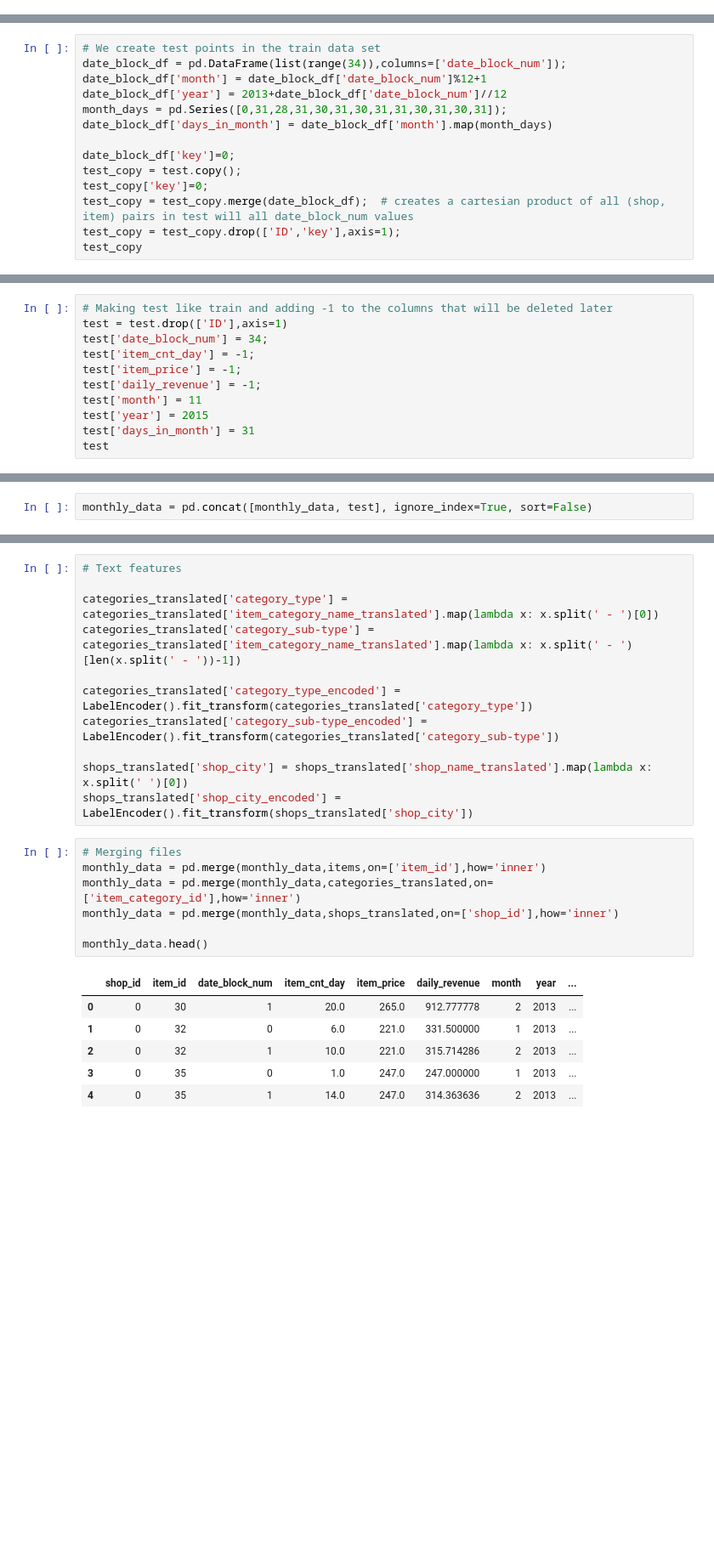
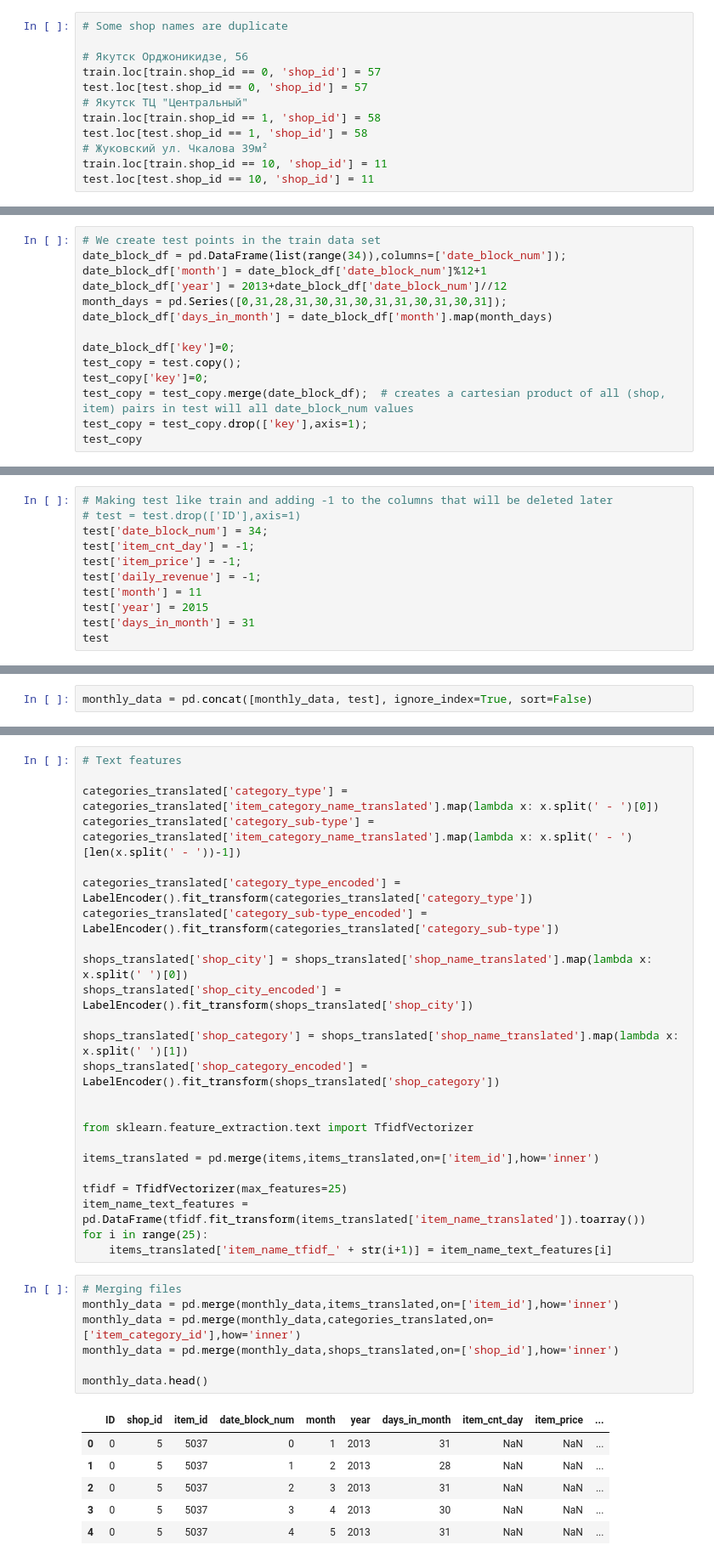
Before and after one commit to shobhitjain01/TimeSeriesKaggle, a Jupyter notebook: FeatureGeneration.ipynb, the cells around one changed output, grey strips where cells are left out. Shown at 85% size. Cells and saved outputs as stored; diff of their text form; blank space fills up the shorter version.

```diff
--- a/FeatureGeneration.ipynb
+++ b/FeatureGeneration.ipynb
@@ -27,0 +32,12 @@ train
+# %%
+# Some shop names are duplicate
+
+# Якутск Орджоникидзе, 56
+train.loc[train.shop_id == 0, 'shop_id'] = 57
+test.loc[test.shop_id == 0, 'shop_id'] = 57
+# Якутск ТЦ "Центральный"
+train.loc[train.shop_id == 1, 'shop_id'] = 58
+test.loc[test.shop_id == 1, 'shop_id'] = 58
+# Жуковский ул. Чкалова 39м²
+train.loc[train.shop_id == 10, 'shop_id'] = 11
+test.loc[test.shop_id == 10, 'shop_id'] = 11
@@ -102,6 +134,6 @@ date_block_df['key']=0;
 test_copy = test.copy();
 test_copy['key']=0;
 test_copy = test_copy.merge(date_block_df);  # creates a cartesian product of all (shop, item) pairs in test will all date_block_num values
-test_copy = test_copy.drop(['ID','key'],axis=1);
+test_copy = test_copy.drop(['key'],axis=1);
 test_copy
 # %% [output]
@@ -125,6 +187,6 @@ monthly_data
 # %%
 # Making test like train and adding -1 to the columns that will be deleted later
-test = test.drop(['ID'],axis=1)
+# test = test.drop(['ID'],axis=1)
 test['date_block_num'] = 34;
 test['item_cnt_day'] = -1;
 test['item_price'] = -1;
@@ -176,17 +240,30 @@ categories_translated['category_sub-type_encoded'] = LabelEncoder().fit_transfor
 
 shops_translated['shop_city'] = shops_translated['shop_name_translated'].map(lambda x: x.split(' ')[0])
 shops_translated['shop_city_encoded'] = LabelEncoder().fit_transform(shops_translated['shop_city'])
+
+shops_translated['shop_category'] = shops_translated['shop_name_translated'].map(lambda x: x.split(' ')[1])
+shops_translated['shop_category_encoded'] = LabelEncoder().fit_transform(shops_translated['shop_category'])
+
+
+from sklearn.feature_extraction.text import TfidfVectorizer
+
+items_translated = pd.merge(items,items_translated,on=['item_id'],how='inner')
+
+tfidf = TfidfVectorizer(max_features=25)
+item_name_text_features = pd.DataFrame(tfidf.fit_transform(items_translated['item_name_translated']).toarray())
+for i in range(25):
+    items_translated['item_name_tfidf_' + str(i+1)] = item_name_text_features[i]
 # %%
 # Merging files
-monthly_data = pd.merge(monthly_data,items,on=['item_id'],how='inner')
+monthly_data = pd.merge(monthly_data,items_translated,on=['item_id'],how='inner')
 monthly_data = pd.merge(monthly_data,categories_translated,on=['item_category_id'],how='inner')
 monthly_data = pd.merge(monthly_data,shops_translated,on=['shop_id'],how='inner')
 
 monthly_data.head()
 # %% [output]
-|  | shop_id | item_id | date_block_num | item_cnt_day | item_price | daily_revenue | month | year | ... |
-| 0 | 0 | 30 | 1 | 20.0 | 265.0 | 912.777778 | 2 | 2013 | ... |
-| 1 | 0 | 32 | 0 | 6.0 | 221.0 | 331.500000 | 1 | 2013 | ... |
-| 2 | 0 | 32 | 1 | 10.0 | 221.0 | 315.714286 | 2 | 2013 | ... |
-| 3 | 0 | 35 | 0 | 1.0 | 247.0 | 247.000000 | 1 | 2013 | ... |
-| 4 | 0 | 35 | 1 | 14.0 | 247.0 | 314.363636 | 2 | 2013 | ... |
+|  | ID | shop_id | item_id | date_block_num | month | year | days_in_month | item_cnt_day | item_price | ... |
+| 0 | 0 | 5 | 5037 | 0 | 1 | 2013 | 31 | NaN | NaN | ... |
+| 1 | 0 | 5 | 5037 | 1 | 2 | 2013 | 28 | NaN | NaN | ... |
+| 2 | 0 | 5 | 5037 | 2 | 3 | 2013 | 31 | NaN | NaN | ... |
+| 3 | 0 | 5 | 5037 | 3 | 4 | 2013 | 30 | NaN | NaN | ... |
+| 4 | 0 | 5 | 5037 | 4 | 5 | 2013 | 31 | NaN | NaN | ... |
```
Also changed, not shown: parts of 30 cells of this notebook, 3 other files.
